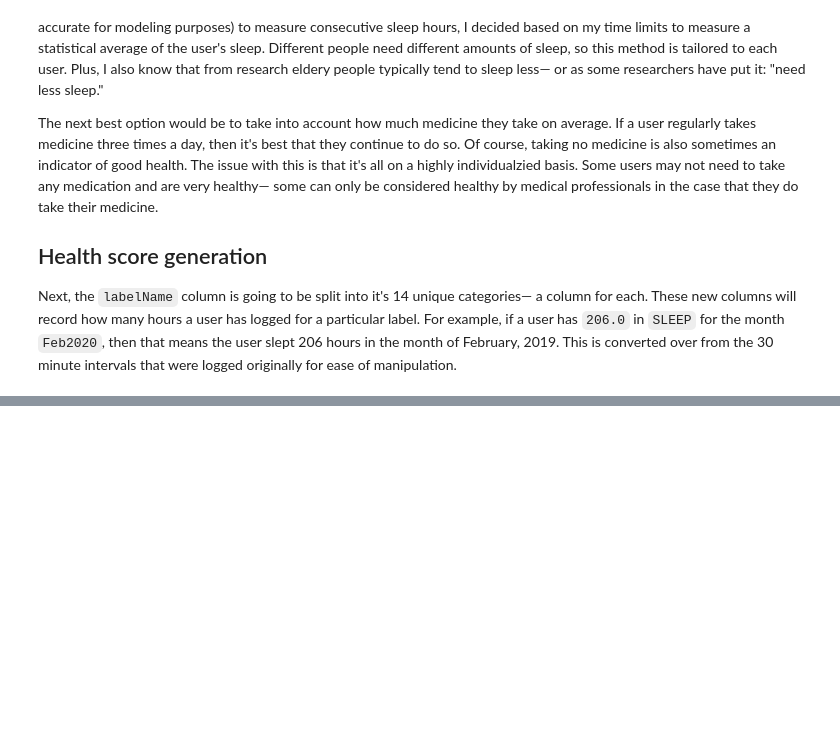
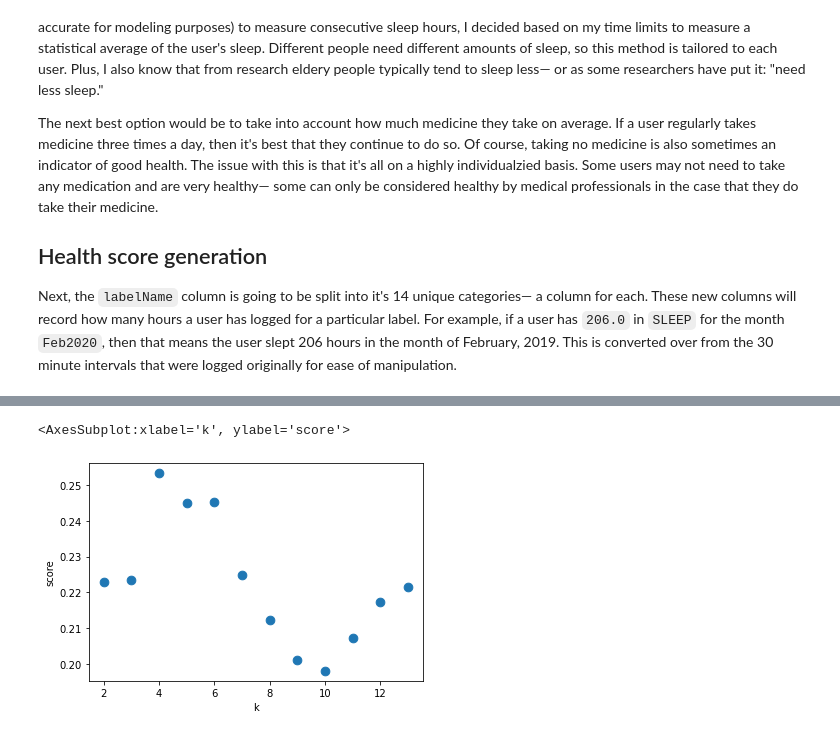
Before and after one commit to tsainez/lifelogging, a Jupyter notebook: life_pattern_report.ipynb, the cells around one changed output, grey strips where cells are left out. Drawn from its saved outputs; the diff is of its cells as text; code cells hidden in the pictures; blank space fills up the shorter version.

```diff
--- a/life_pattern_report.ipynb
+++ b/life_pattern_report.ipynb
@@ -217,0 +577,5 @@ sample['healthScore'] = sample.apply(lambda row: healthScore(row, averages), axi
+# %%
+x = df[['NONE', 'GO TO BATHROOM', 'SLEEP', 'CLEAN']]
+y = df['depression_score']
+
+x, x_test, y, y_test = train_test_split(x, y, test_size=0.33, random_state=42)
@@ -217,0 +650,6 @@ sample['healthScore'] = sample.apply(lambda row: healthScore(row, averages), axi
+# %%
+scores = pd.DataFrame(scores)
+scores.plot.scatter(s=75, y='score', x='k')
+# %% [output]
+<AxesSubplot:xlabel='k', ylabel='score'>
+[figure, added]
```
Also changed, not shown: parts of 57 cells of this notebook.
